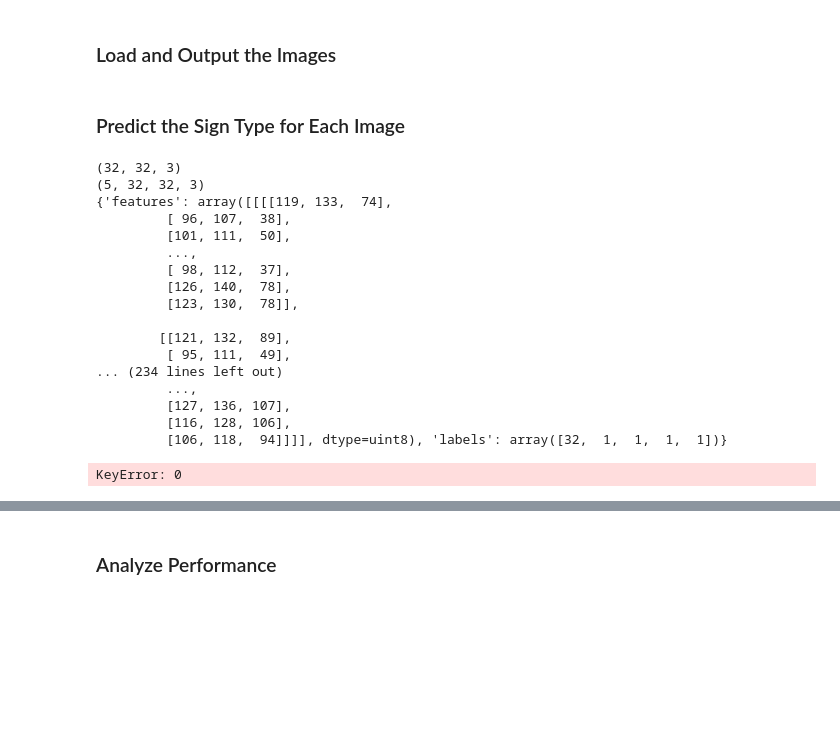
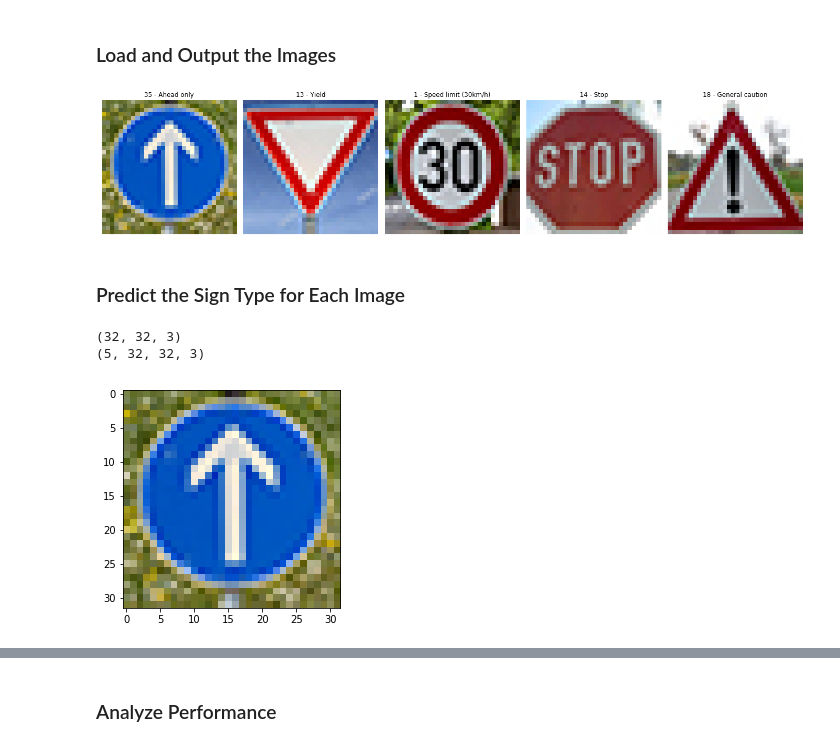
Before and after one commit to matthewsommer/Traffic-Sign-Classifier, a Jupyter notebook: Traffic_Sign_Classifier.ipynb, the cells around one changed output, grey strips where cells are left out. Saved outputs shown, nothing was run; the diff lists cells and outputs as text; code cells hidden in the pictures; blank space fills up the shorter version.

```diff
--- a/Traffic_Sign_Classifier.ipynb
+++ b/Traffic_Sign_Classifier.ipynb
@@ -195,4 +209,4 @@ def normalizeImageArray(image_array):
 
 X_train = normalizeImageArray(X_train)
 X_valid = normalizeImageArray(X_valid)
-X_examples = normalizeImageArray(X_examples)
+#X_examples = normalizeImageArray(X_examples)
@@ -208,7 +227,7 @@ for label, count in zip(Y_train_labels, Y_train_labels_values):
         new_images = []
         new_image_labels = []
         for i in range(0, diff):
-            if i < 21:
+            if i < 2100:
                 index = random.choice([idx for idx, obj in enumerate(Y_train) if obj == label])
                 random_image = X_train[index]
                 random_image = transformImageRandomly(random_image)
@@ -322,20 +349,19 @@ cross_entropy = tf.nn.softmax_cross_entropy_with_logits(labels=one_hot_y, logits
 loss_operation = tf.reduce_mean(cross_entropy)
 optimizer = tf.train.AdamOptimizer(learning_rate = rate)
 training_operation = optimizer.minimize(loss_operation)
+correct_prediction = tf.equal(tf.argmax(logits, 1), tf.argmax(one_hot_y, 1))
+accuracy_operation = tf.reduce_mean(tf.cast(correct_prediction, tf.float32))
+saver = tf.train.Saver()
+
+def evaluate(X_data, y_data):
+    num_examples = len(X_data)
+    total_accuracy = 0
+    sess = tf.get_default_session()
+    for offset in range(0, num_examples, BATCH_SIZE):
+        batch_x, batch_y = X_data[offset:offset+BATCH_SIZE], y_data[offset:offset+BATCH_SIZE]
+            sess.run(training_operation, feed_dict={x: batch_x, y: batch_y, keep_prob: 0.5})
+        total_accuracy += (accuracy * len(batch_x))
+    return total_accuracy / num_examples
-# %%
-correct_prediction = tf.equal(tf.argmax(logits, 1), tf.argmax(one_hot_y, 1))
-accuracy_operation = tf.reduce_mean(tf.cast(correct_prediction, tf.float32))
-saver = tf.train.Saver()
-
-def evaluate(X_data, y_data):
-    num_examples = len(X_data)
-    total_accuracy = 0
-    sess = tf.get_default_session()
-    for offset in range(0, num_examples, BATCH_SIZE):
-        batch_x, batch_y = X_data[offset:offset+BATCH_SIZE], y_data[offset:offset+BATCH_SIZE]
-        accuracy = sess.run(accuracy_operation, feed_dict={x: batch_x, y: batch_y, keep_prob: 1.0})
-        total_accuracy += (accuracy * len(batch_x))
-    return total_accuracy / num_examples
 # %%
 with tf.Session() as sess:
     sess.run(tf.global_variables_initializer())
@@ -370,34 +415,34 @@ You may find `signnames.csv` useful as it contains mappings from the class id (i
 # %%
 #Instatiated a figure to display classification ids with their associated image
 fig, axes = plt.subplots(1, 5, figsize=(24, 24), subplot_kw={'xticks': [], 'yticks': []})
 fig.subplots_adjust(hspace=0.3, wspace=0.05)
 
 #Turn off frame for each cell
 np.vectorize(lambda axes:axes.axis('off'))(axes)
 
 #Loop through all class labels and display the image classification
-for x in range(0, 5):
-    axes.flat[x].imshow(X_examples[x])
-    axes.flat[x].set_title(str(Y_examples[x]) + " - " + class_labels[Y_examples[x]])
+for i in range(0, 5):
+    axes.flat[i].imshow(cv2.cvtColor(X_examples[i], cv2.COLOR_BGR2RGB))
+    axes.flat[i].set_title(str(Y_examples[i]) + " - " + class_labels[Y_examples[i]])
+# %% [output]
+[figure, added]
 # %% [markdown]
 ### Predict the Sign Type for Each Image
 # %%
 ### Load the images and plot them here.
 ### Feel free to use as many code cells as needed.
-import matplotlib.pyplot as plt
-import matplotlib.image as mpimg
 
 from IPython.display import Image
-a = mpimg.imread("data/a.jpg")
-b = mpimg.imread("data/b.jpg")
-c = mpimg.imread("data/c.jpg")
-d = mpimg.imread("data/d.jpg")
-e = mpimg.imread("data/e.jpg")
+a = cv2.cvtColor(cv2.imread("data/a.jpg"), cv2.COLOR_BGR2RGB)
+b = cv2.cvtColor(cv2.imread("data/b.jpg"), cv2.COLOR_BGR2RGB)
+c = cv2.cvtColor(cv2.imread("data/c.jpg"), cv2.COLOR_BGR2RGB)
+d = cv2.cvtColor(cv2.imread("data/d.jpg"), cv2.COLOR_BGR2RGB)
+e = cv2.cvtColor(cv2.imread("data/e.jpg"), cv2.COLOR_BGR2RGB)
 
 print(a.shape)
 
 test_pics = np.array([a,b,c,d,e])
-test_labels = np.array([32,1,1,1,1])
+test_labels = np.array([35,13,1,14,18])
 
 d = {"features":test_pics,"labels":test_labels}
 
@@ -409,25 +454,9 @@ with open('data/examples.p', 'wb') as f:
 with open('data/examples.p', mode='rb') as f:
     examples = pickle.load(f)
 
-print(examples)
-plt.imshow(examples[0])
+plt.imshow(test_pics[0])
 plt.show()
 # %% [output]
 (32, 32, 3)
 (5, 32, 32, 3)
-{'features': array([[[[119, 133,  74],
-         [ 96, 107,  38],
-         [101, 111,  50],
-         ...,
-         [ 98, 112,  37],
-         [126, 140,  78],
-         [123, 130,  78]],
-
-        [[121, 132,  89],
-         [ 95, 111,  49],
-... (234 lines left out)
-         ...,
-         [127, 136, 107],
-         [116, 128, 106],
-         [106, 118,  94]]]], dtype=uint8), 'labels': array([32,  1,  1,  1,  1])}
-KeyError: 0
+[figure, added]
```
Also changed, not shown: parts of 12 cells of this notebook.
